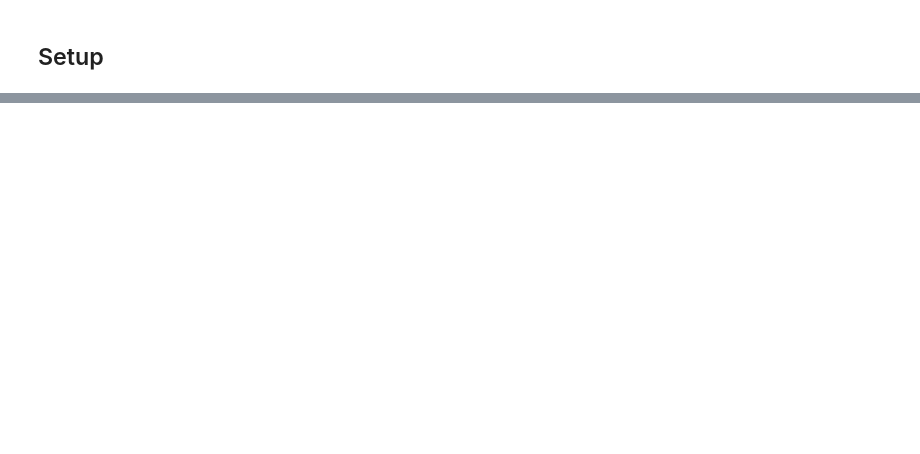
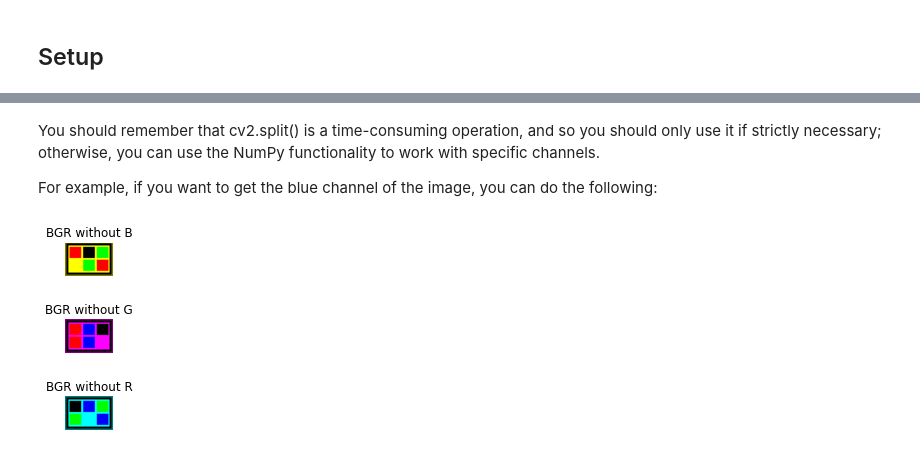
Before and after one commit to rahiakela/opencv-projects-and-guide, a Jupyter notebook: mastering-opencv4-with-python/5-image-processing-techniques/1_image_channels_splitting_and_merging.ipynb, the cells around one changed output, grey strips where cells are left out. Cells and saved outputs as stored; diff of their text form; code cells hidden in the pictures; blank space fills up the shorter version.

```diff
--- a/mastering-opencv4-with-python/5-image-processing-techniques/1_image_channels_splitting_and_merging.ipynb
+++ b/mastering-opencv4-with-python/5-image-processing-techniques/1_image_channels_splitting_and_merging.ipynb
@@ -219,0 +68,27 @@ considered from another person (the obtained value is greater than 0.6).
+# %% [markdown]
+You should remember that cv2.split() is a time-consuming operation, and so you
+should only use it if strictly necessary; otherwise, you can use the NumPy functionality to work with specific channels.
+
+For example, if you want to get the blue channel of the image,
+you can do the following:
+# %%
+b_copy = image[:, :, 0]
+
+# We make a copy of the loaded image
+image_without_blue = image.copy()
+# From the BGR image, we "eliminate" (set to 0) the blue component (channel 0)
+image_without_blue[:, :, 0] = 0
+
+# From the BGR image, we "eliminate" (set to 0) the green component (channel 1)
+image_without_green = image.copy()
+image_without_green[:, :, 1] = 0
+
+# From the BGR image, we "eliminate" (set to 0) the red component (channel 2)
+image_without_red = image.copy()
+image_without_red[:, :, 2] = 0
+
+show_with_matplotlib(image_without_blue, "BGR without B", 3)
+show_with_matplotlib(image_without_green, "BGR without G", 3 + 6)
+show_with_matplotlib(image_without_red, "BGR without R", 3 + 6 * 2)
+# %% [output]
+[figure, added]
```
Also changed, not shown: parts of 38 cells of this notebook.
